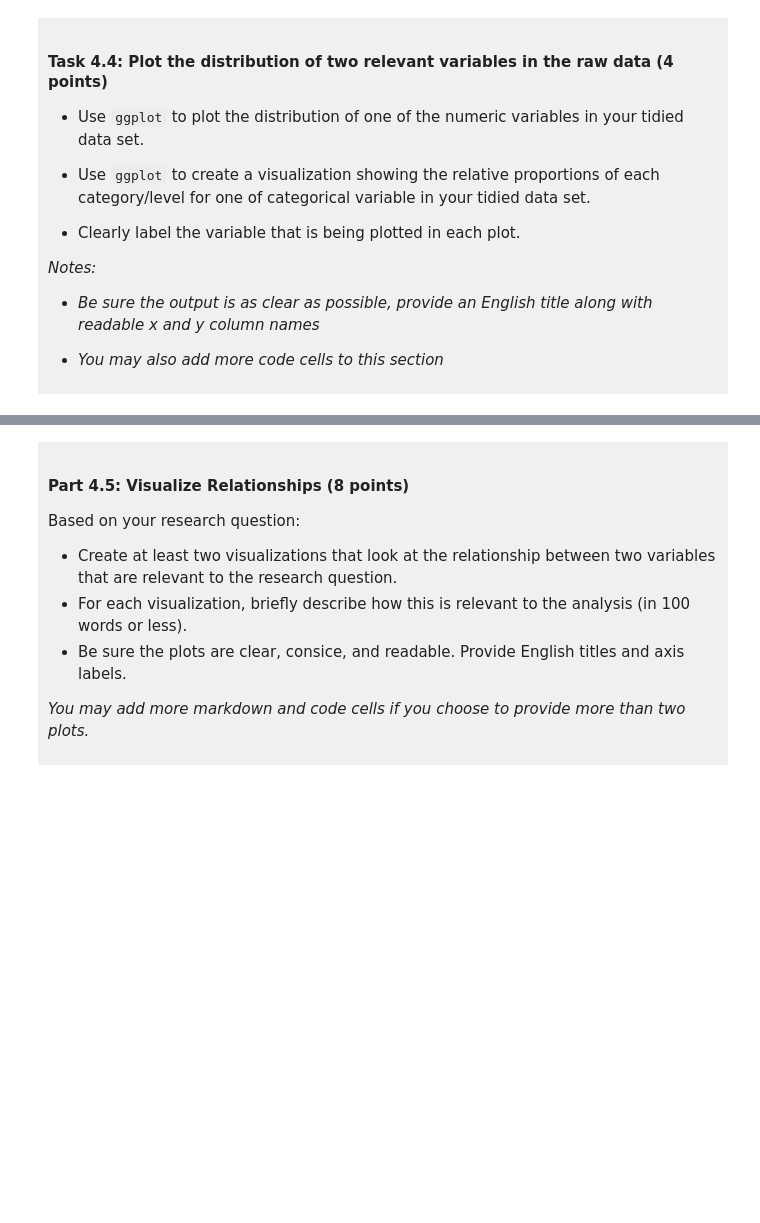
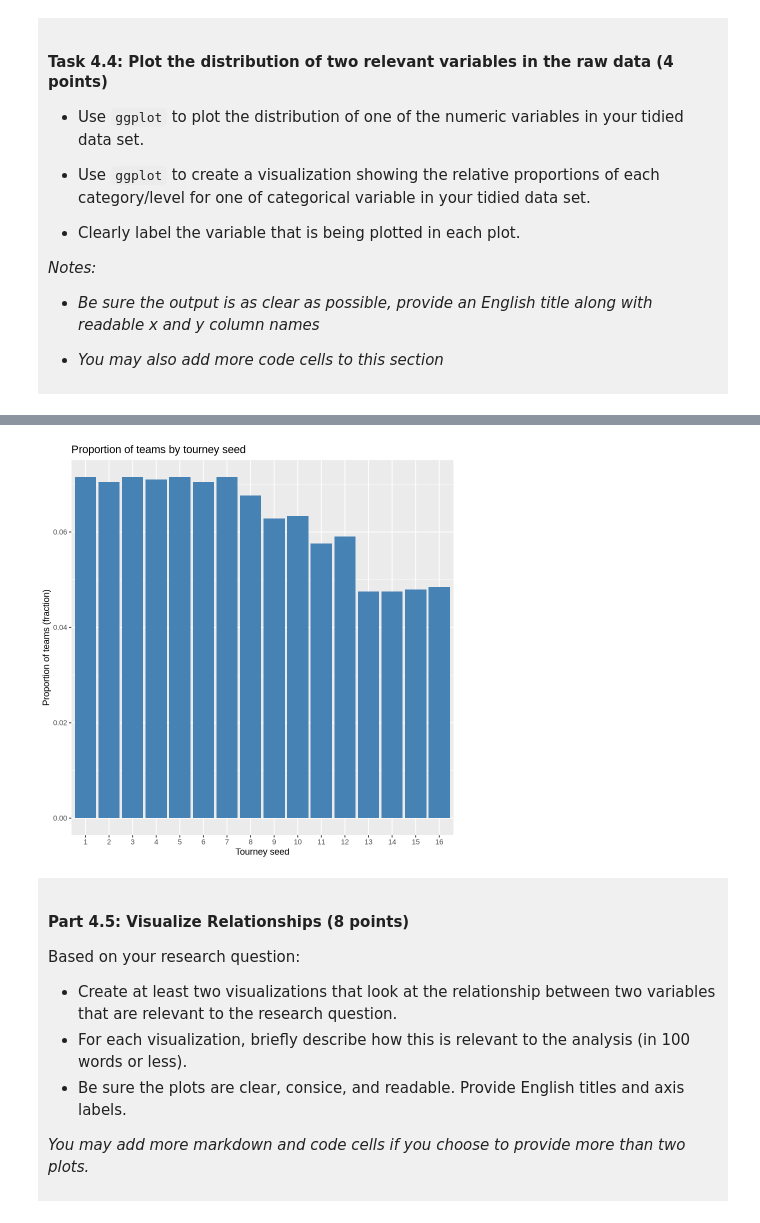
Before and after one commit to Onion21212121/DSCI100_project_AnYan, a Jupyter notebook: dsci-100-project-notebook.ipynb, the cells around one changed output, grey strips where cells are left out. Saved outputs shown, nothing was run; the diff lists cells and outputs as text; code cells hidden in the pictures; blank space fills up the shorter version.

```diff
--- a/dsci-100-project-notebook.ipynb
+++ b/dsci-100-project-notebook.ipynb
@@ -326,5 +391,13 @@ You will refine your research question (if needed) and produce a tidy data set.
 # %%
-### EDIT THIS CODE CELL FOR PLOT 2 ###
+march_madness |>
+ggplot(aes(x = factor(seed))) +
+    geom_bar(
+        aes(y = after_stat(count/sum(count))),
+        fill = "steelblue"
+        )+
+    labs(y = "Proportion of teams (fraction)", x = "Tourney seed", title = "Proportion of teams by tourney seed")
+# %% [output]
+[figure, added]
 # %% [markdown]
 <div style="background-color: #f0f0f0; padding: 10px;">
 
```
Also changed, not shown: parts of 5 cells of this notebook.
